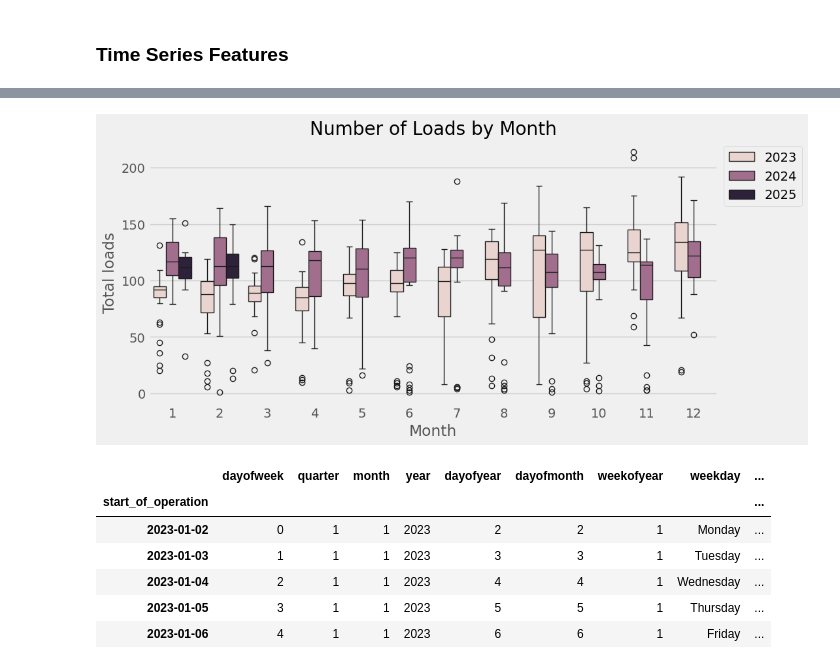
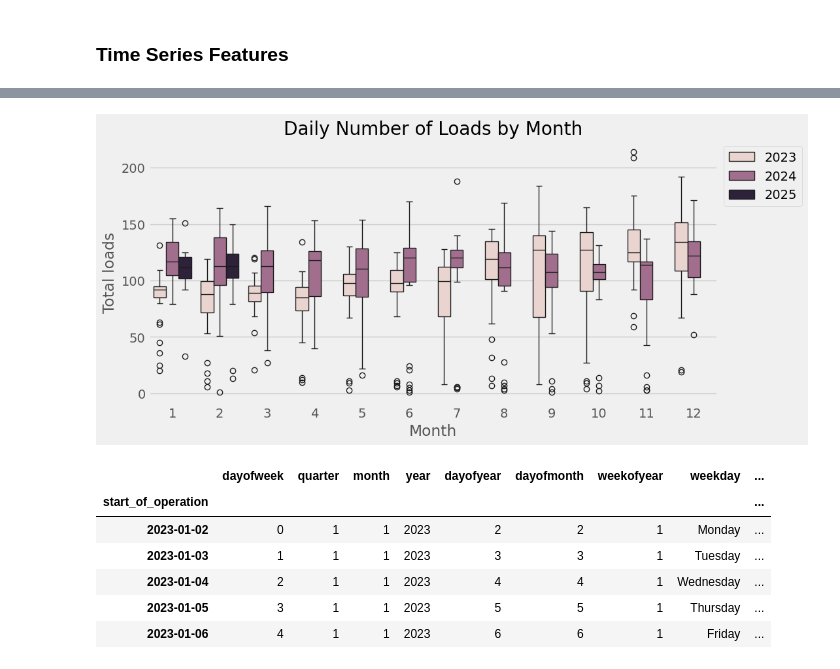
Before and after one commit to diogojfr/time_series_studies, a Jupyter notebook: Daily Loads.ipynb, the cells around one changed output, grey strips where cells are left out. Drawn from its saved outputs; the diff is of its cells as text; code cells hidden in the pictures.

```diff
--- a/Daily Loads.ipynb
+++ b/Daily Loads.ipynb
@@ -131,19 +131,19 @@ plt.show()
 # %%
 # grouped by month
 fig, ax = plt.subplots(figsize=(10, 5))
 sns.boxplot(data=features_and_target.dropna(),
             x='month',
             y='total_loads',
             hue='year',
             ax=ax,
             linewidth=1)
-ax.set_title('Number of Loads by Month')
+ax.set_title('Daily Number of Loads by Month')
 ax.set_xlabel('Month')
 ax.set_ylabel('Total loads')
 ax.legend(bbox_to_anchor=(1, 1))
 plt.show()
 # %% [output]
-[figure, old version]
+[figure, new version]
 # %%
 features_and_target.head()
 # %% [output]
```
Also changed, not shown: parts of 6 cells of this notebook.
